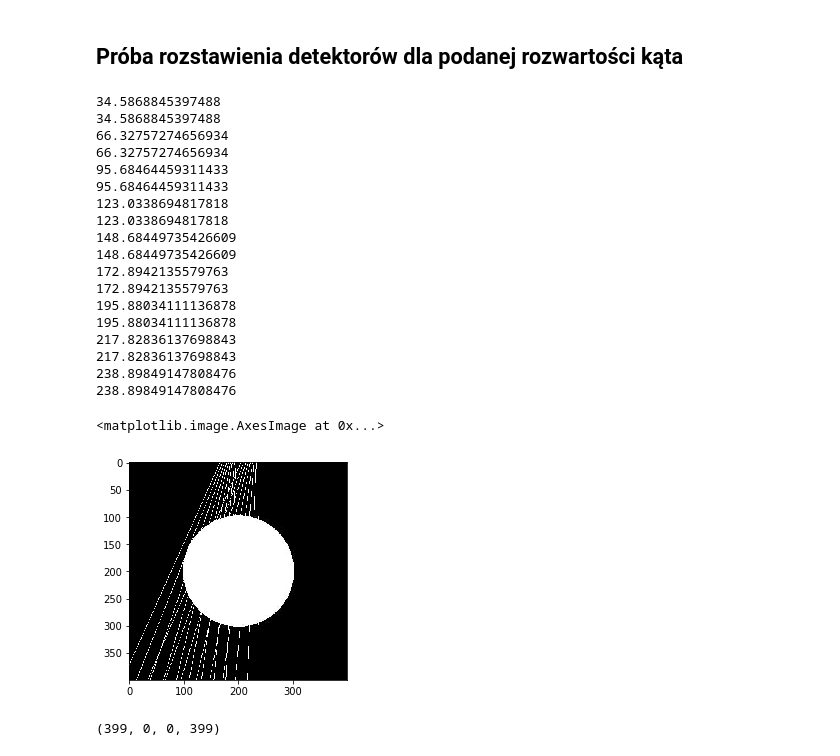
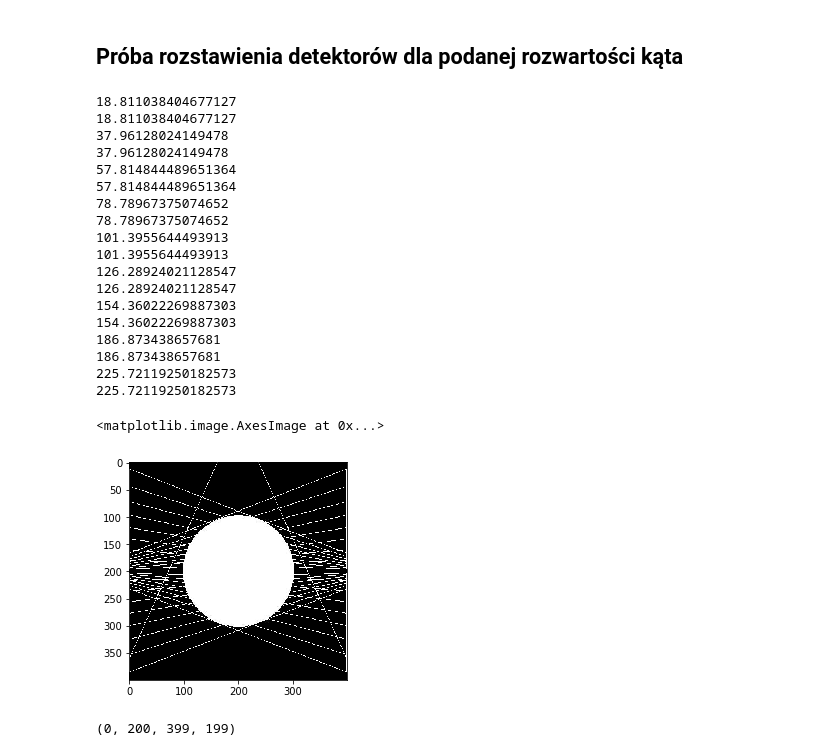
Before and after one commit to EwaKomkowska/Informatyka_w_medycynie, a Jupyter notebook: Tomograf.ipynb, the cells around one changed output. Saved outputs shown, nothing was run; the diff lists cells and outputs as text; code cells hidden in the pictures.

```diff
--- a/Tomograf.ipynb
+++ b/Tomograf.ipynb
@@ -183,5 +193,5 @@ odlicz_dlugosc_od_det_centralnego(math.pi/18)
 # %%
-def oblicz_polozenie_det2(kat, w_strone="prawo"):
+def oblicz_polozenie_det2_gdy_w_centrum(kat, w_strone="prawo"):
   p = n_x/2
   #a = 2*R*math.sin(math.pi - kat)
   #b = 2*R*math.sin(kat)
@@ -245,3 +284,0 @@ def oblicz_polozenie_det(kat, w_strone="prawo"):
-# %%
-dx1, dy1, dx2, dy2 = oblicz_polozenie_det(math.pi/6, w_strone="prawo")
-dx1, dy1, dx2, dy2
@@ -257,3 +284,0 @@ plt.imshow(image)
-# %%
-dx1, dy1, dx2, dy2 = oblicz_polozenie_det(math.pi/16, w_strone="lewo")
-dx1, dy1, dx2, dy2
@@ -269,9 +284,0 @@ plt.imshow(image)
-# %%
-kat = math.pi/20
-for i in range(1, 60):
-  dx1, dy1, dx2, dy2 = oblicz_polozenie_det(math.pi/i, w_strone="prawo")
-  algBresenhama(1, 1, dy1, dx1, dy2, dx2)
-  dx1, dy1, dx2, dy2 = oblicz_polozenie_det(math.pi/i, w_strone="lewo")
-  algBresenhama(1, 1, dy1, dx1, dy2, dx2)
-  kat = kat * 2
-plt.imshow(image)
@@ -286,39 +290,39 @@ l = R * kat_rozw
 # %%
 #### gdy nieparzysta ilosc detektorów:
 # narysuj prosta linie przechodzaca przez srodek
 # kazda z czesci (lewa i prawa) podzielona na (n-1)/2 czesci
 ilosc_czesci_kata_dla_obu_stron = (ilosc_emiterow-1)
 # czyli pojedynczy kat wyniesie
 kat_p = (kat_rozw/ilosc_czesci_kata_dla_obu_stron)
 kat = kat_p
 it = int((ilosc_emiterow-1)/2)
 for i in range(1, it):
-  dx1, dy1, dx2, dy2 = oblicz_polozenie_det(kat, w_strone="prawo")
+  dx1, dy1, dx2, dy2 = oblicz_polozenie_det_gdy_w_centrum(kat, w_strone="prawo")
   algBresenhama(1, 1, dy1, dx1, dy2, dx2)
-  dx1, dy1, dx2, dy2 = oblicz_polozenie_det(kat, w_strone="lewo")
+  dx1, dy1, dx2, dy2 = oblicz_polozenie_det_gdy_w_centrum(kat, w_strone="lewo")
   algBresenhama(1, 1, dy1, dx1, dy2, dx2)
   kat = kat + kat_p
 plt.imshow(image)
 # %% [output]
-34.5868845397488
-34.5868845397488
-66.32757274656934
-66.32757274656934
-95.68464459311433
-95.68464459311433
-123.0338694817818
-123.0338694817818
-148.68449735426609
-148.68449735426609
-172.8942135579763
-172.8942135579763
-195.88034111136878
-195.88034111136878
-217.82836137698843
-217.82836137698843
-238.89849147808476
-238.89849147808476
+18.811038404677127
+18.811038404677127
+37.96128024149478
+37.96128024149478
+57.814844489651364
+57.814844489651364
+78.78967375074652
+78.78967375074652
+101.3955644493913
+101.3955644493913
+126.28924021128547
+126.28924021128547
+154.36022269887303
+154.36022269887303
+186.873438657681
+186.873438657681
+225.72119250182573
+225.72119250182573
 <matplotlib.image.AxesImage at 0x...>
-[figure, old version]
+[figure, new version]
 # %%
 def przesun_emiter(kat):
@@ -331,6 +342,6 @@ def przesun_emiter(kat):
 # %%
-em_x0, em_y0 = przesun_emiter(math.pi/4)
+em_x0, em_y0 = przesun_emiter(3 * math.pi/2)
 det_x0, det_y0 = oblicz_polozenie_det_centralnego()
 em_x0, em_y0, det_x0, det_y0
 # %% [output]
-(399, 0, 0, 399)
+(0, 200, 399, 199)
```
Also changed, not shown: parts of 18 cells of this notebook.
